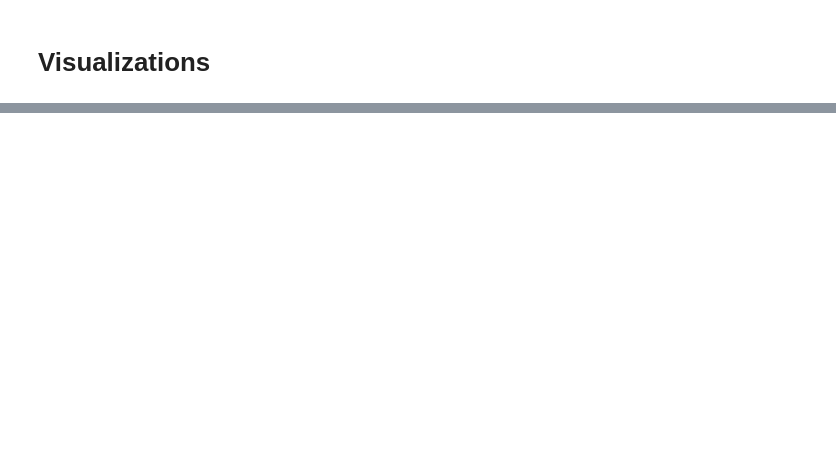
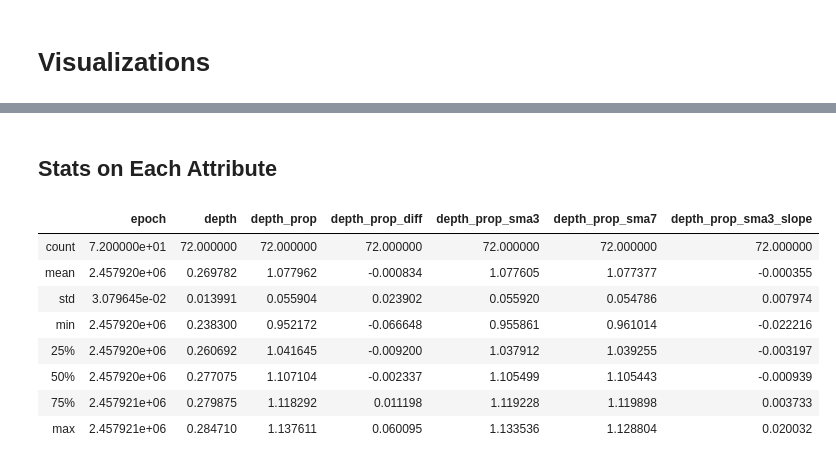
Before and after one commit to Campbelld226/capstone, a Jupyter notebook: Visualizations Extended.ipynb, the cells around one changed output, grey strips where cells are left out. Cells and saved outputs as stored; diff of their text form; code cells hidden in the pictures; blank space fills up the shorter version.

```diff
--- a/Visualizations Extended.ipynb
+++ b/Visualizations Extended.ipynb
@@ -50,0 +54,15 @@ df.describe()
+# %% [markdown]
+## Stats on Each Attribute
+# %%
+df = df[[x for x in df if x not in ['is_level', 'is_pos', 'is_neg', 'labels_int']]]
+df.describe()
+# %% [output]
+|  | epoch | depth | depth_prop | depth_prop_diff | depth_prop_sma3 | depth_prop_sma7 | depth_prop_sma3_slope |
+| count | 7.200000e+01 | 72.000000 | 72.000000 | 72.000000 | 72.000000 | 72.000000 | 72.000000 |
+| mean | 2.457920e+06 | 0.269782 | 1.077962 | -0.000834 | 1.077605 | 1.077377 | -0.000355 |
+| std | 3.079645e-02 | 0.013991 | 0.055904 | 0.023902 | 0.055920 | 0.054786 | 0.007974 |
+| min | 2.457920e+06 | 0.238300 | 0.952172 | -0.066648 | 0.955861 | 0.961014 | -0.022216 |
+| 25% | 2.457920e+06 | 0.260692 | 1.041645 | -0.009200 | 1.037912 | 1.039255 | -0.003197 |
+| 50% | 2.457920e+06 | 0.277075 | 1.107104 | -0.002337 | 1.105499 | 1.105443 | -0.000939 |
+| 75% | 2.457921e+06 | 0.279875 | 1.118292 | 0.011198 | 1.119228 | 1.119898 | 0.003733 |
+| max | 2.457921e+06 | 0.284710 | 1.137611 | 0.060095 | 1.133536 | 1.128804 | 0.020032 |
```
Also changed, not shown: parts of 9 cells of this notebook, 1 other file.
